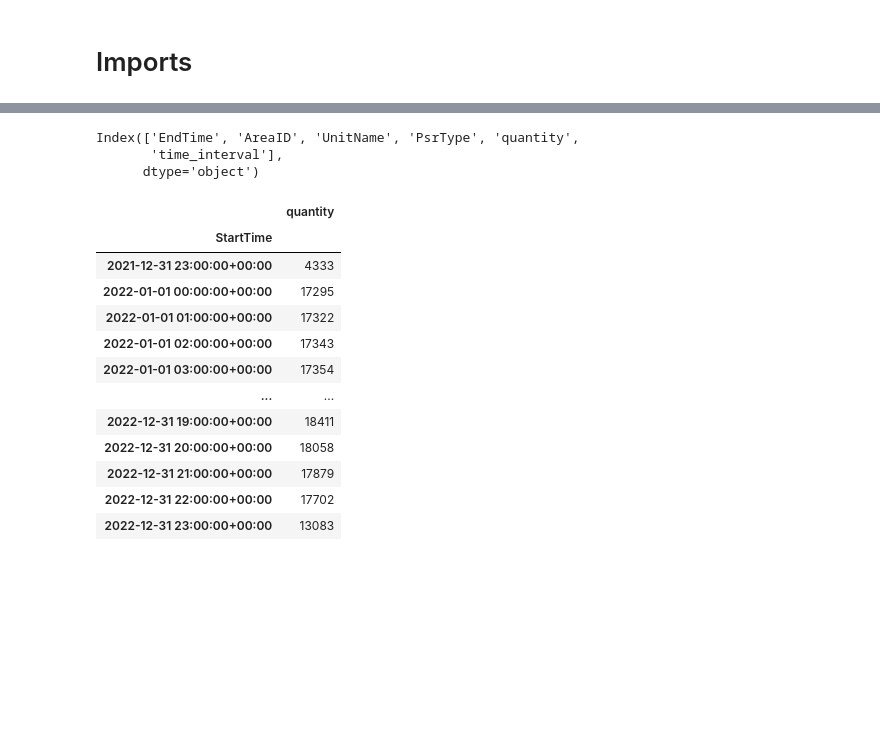
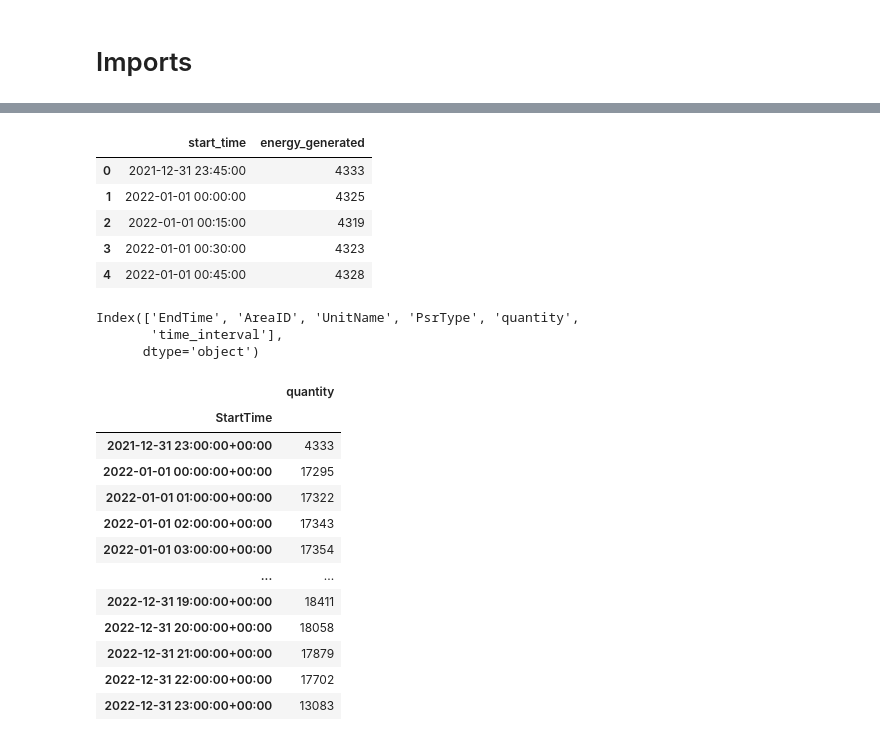
Before and after one commit to Ashish-Soni08/SE-Europe-Data_Challenge, a Jupyter notebook: EDA.ipynb, the cells around one changed output, grey strips where cells are left out. Saved outputs shown, nothing was run; the diff lists cells and outputs as text; code cells hidden in the pictures; blank space fills up the shorter version.

```diff
--- a/EDA.ipynb
+++ b/EDA.ipynb
@@ -14,3 +89,12 @@ df = pd.read_csv("/workspaces/SE-Europe-Data_Challenge/data/processed/2022_to_20
+# %%
+df.head()
+# %% [output]
+|  | start_time | energy_generated |
+| 0 | 2021-12-31 23:45:00 | 4333 |
+| 1 | 2022-01-01 00:00:00 | 4325 |
+| 2 | 2022-01-01 00:15:00 | 4319 |
+| 3 | 2022-01-01 00:30:00 | 4323 |
+| 4 | 2022-01-01 00:45:00 | 4328 |
 # %%
 df['StartTime'] = pd.to_datetime(df['StartTime'])
 df['EndTime'] = pd.to_datetime(df['EndTime'])
```
Also changed, not shown: parts of 19 cells of this notebook.
